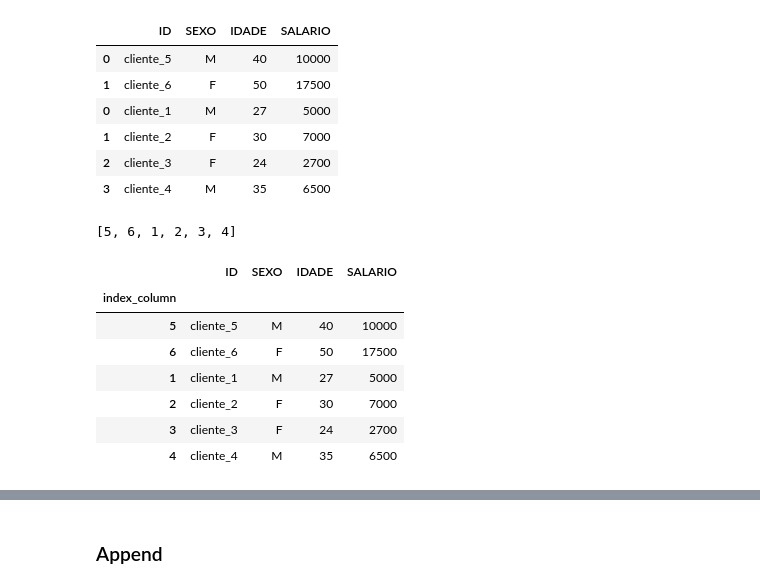
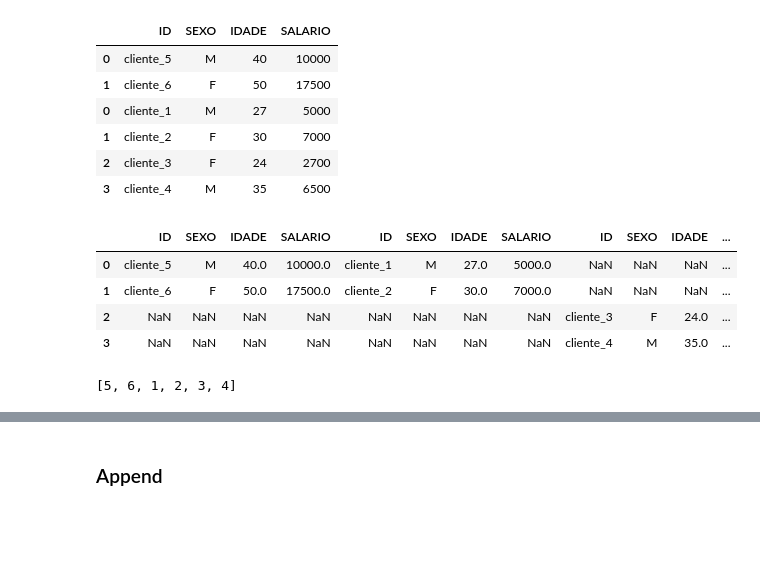
Before and after one commit to RaphaelfsOliveira/DataScience, a Jupyter notebook: EBAC Curso Ciência de Dados/Cientista de Dados/modulo_5_limpeza_e_preparacao_de_dados.ipynb, the cells around one changed output, grey strips where cells are left out. Drawn from its saved outputs; the diff is of its cells as text; code cells hidden in the pictures; blank space fills up the shorter version.

```diff
--- a/EBAC Curso Ciência de Dados/Cientista de Dados/modulo_5_limpeza_e_preparacao_de_dados.ipynb
+++ b/EBAC Curso Ciência de Dados/Cientista de Dados/modulo_5_limpeza_e_preparacao_de_dados.ipynb
@@ -875,6 +875,12 @@ df_concat
 | 2 | cliente_3 | F | 24 | 2700 |
 | 3 | cliente_4 | M | 35 | 6500 |
 # %%
-df_concat = pd.concat([df_temp, df5, df6], axis=1)
-df_concat
+# concatena as tabelas sem se guiar pelo indice
+pd.concat([df_temp, df5, df6], axis=1)
+# %% [output]
+|  | ID | SEXO | IDADE | SALARIO | ID | SEXO | IDADE | SALARIO | ID | SEXO | IDADE | ... |
+| 0 | cliente_5 | M | 40.0 | 10000.0 | cliente_1 | M | 27.0 | 5000.0 | NaN | NaN | NaN | ... |
+| 1 | cliente_6 | F | 50.0 | 17500.0 | cliente_2 | F | 30.0 | 7000.0 | NaN | NaN | NaN | ... |
+| 2 | NaN | NaN | NaN | NaN | NaN | NaN | NaN | NaN | cliente_3 | F | 24.0 | ... |
+| 3 | NaN | NaN | NaN | NaN | NaN | NaN | NaN | NaN | cliente_4 | M | 35.0 | ... |
 # %%
@@ -887,12 +891,0 @@ df_concat['index_column'] = list_index
-# %%
-df_concat = df_concat.set_index('index_column')
-df_concat
-# %% [output]
-|  | ID | SEXO | IDADE | SALARIO |
-| index_column |  |  |  |  |
-| 5 | cliente_5 | M | 40 | 10000 |
-| 6 | cliente_6 | F | 50 | 17500 |
-| 1 | cliente_1 | M | 27 | 5000 |
-| 2 | cliente_2 | F | 30 | 7000 |
-| 3 | cliente_3 | F | 24 | 2700 |
-| 4 | cliente_4 | M | 35 | 6500 |
```
Also changed, not shown: parts of 6 cells of this notebook.
